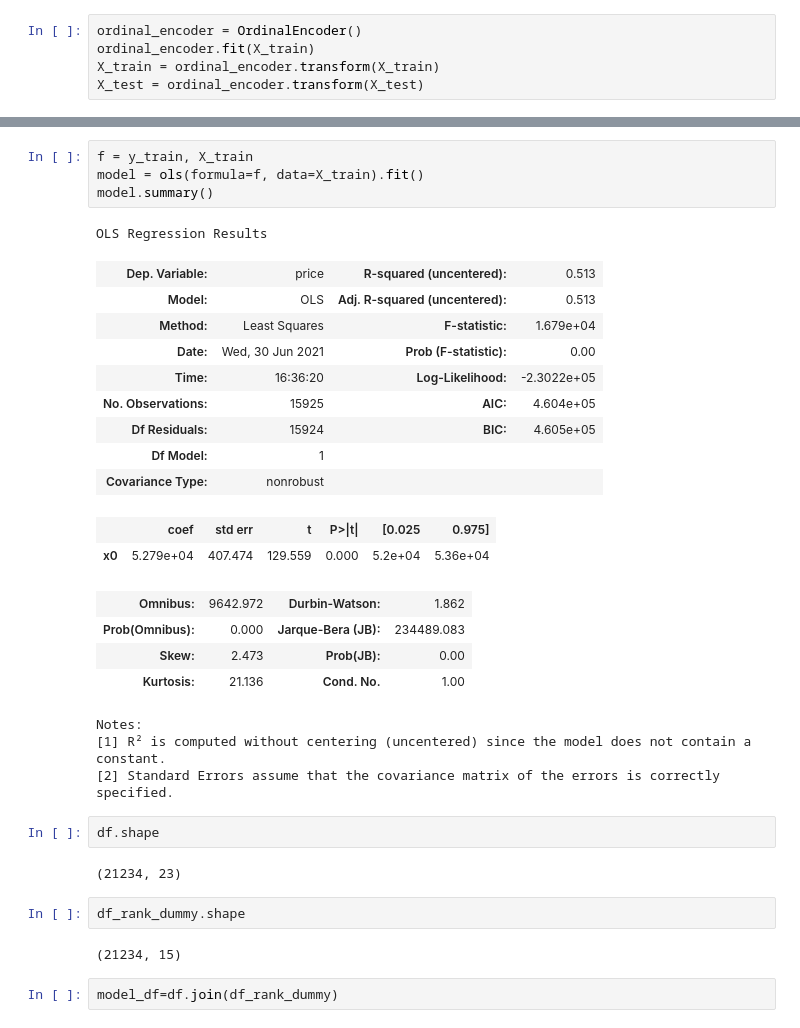
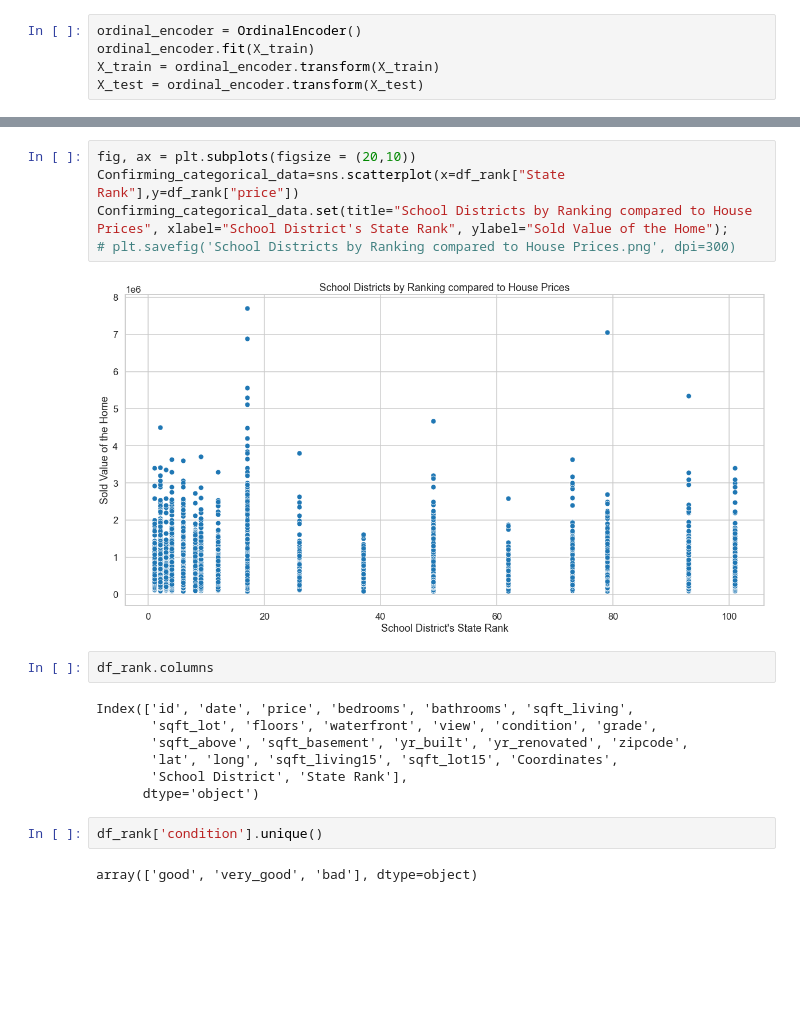
Before and after one commit to Joshua-Hill-Science/linear_regression_project, a Jupyter notebook: notebooks/exploratory/Josh/Josh_First_Exploration.ipynb, the cells around one changed output, grey strips where cells are left out. Saved outputs shown, nothing was run; the diff lists cells and outputs as text; blank space fills up the shorter version.

```diff
--- a/notebooks/exploratory/Josh/Josh_First_Exploration.ipynb
+++ b/notebooks/exploratory/Josh/Josh_First_Exploration.ipynb
@@ -350,34 +320,20 @@ Notes:
-# %%
-f = y_train, X_train
-model = ols(formula=f, data=X_train).fit()
-model.summary()
-# %% [output]
-OLS Regression Results
-| Dep. Variable: | price | R-squared (uncentered): | 0.513 |
-| Model: | OLS | Adj. R-squared (uncentered): | 0.513 |
-| Method: | Least Squares | F-statistic: | 1.679e+04 |
-| Date: | Wed, 30 Jun 2021 | Prob (F-statistic): | 0.00 |
-| Time: | 16:36:20 | Log-Likelihood: | -2.3022e+05 |
-| No. Observations: | 15925 | AIC: | 4.604e+05 |
-| Df Residuals: | 15924 | BIC: | 4.605e+05 |
-| Df Model: | 1 |  |  |
-| Covariance Type: | nonrobust |  |  |
-|  | coef | std err | t | P>|t| | [0.025 | 0.975] |
-| x0 | 5.279e+04 | 407.474 | 129.559 | 0.000 | 5.2e+04 | 5.36e+04 |
-| Omnibus: | 9642.972 | Durbin-Watson: | 1.862 |
-| Prob(Omnibus): | 0.000 | Jarque-Bera (JB): | 234489.083 |
-| Skew: | 2.473 | Prob(JB): | 0.00 |
-| Kurtosis: | 21.136 | Cond. No. | 1.00 |
-Notes:
-[1] R² is computed without centering (uncentered) since the model does not contain a constant.
-[2] Standard Errors assume that the covariance matrix of the errors is correctly specified.
+# %%
+fig, ax = plt.subplots(figsize = (20,10))
+Confirming_categorical_data=sns.scatterplot(x=df_rank["State Rank"],y=df_rank["price"])
+Confirming_categorical_data.set(title="School Districts by Ranking compared to House Prices", xlabel="School District's State Rank", ylabel="Sold Value of the Home");
+# plt.savefig('School Districts by Ranking compared to House Prices.png', dpi=300)
+# %% [output]
+[figure, added]
 # %%
-df.shape
+df_rank.columns
 # %% [output]
-(21234, 23)
+Index(['id', 'date', 'price', 'bedrooms', 'bathrooms', 'sqft_living',
+       'sqft_lot', 'floors', 'waterfront', 'view', 'condition', 'grade',
+       'sqft_above', 'sqft_basement', 'yr_built', 'yr_renovated', 'zipcode',
+       'lat', 'long', 'sqft_living15', 'sqft_lot15', 'Coordinates',
+       'School District', 'State Rank'],
+      dtype='object')
-# %%
-df_rank_dummy.shape
-# %% [output]
-(21234, 15)
-# %%
-model_df=df.join(df_rank_dummy)
+# %%
+df_rank['condition'].unique()
+# %% [output]
+array(['good', 'very_good', 'bad'], dtype=object)
```
Also changed, not shown: parts of 41 cells of this notebook, 7 other files.
